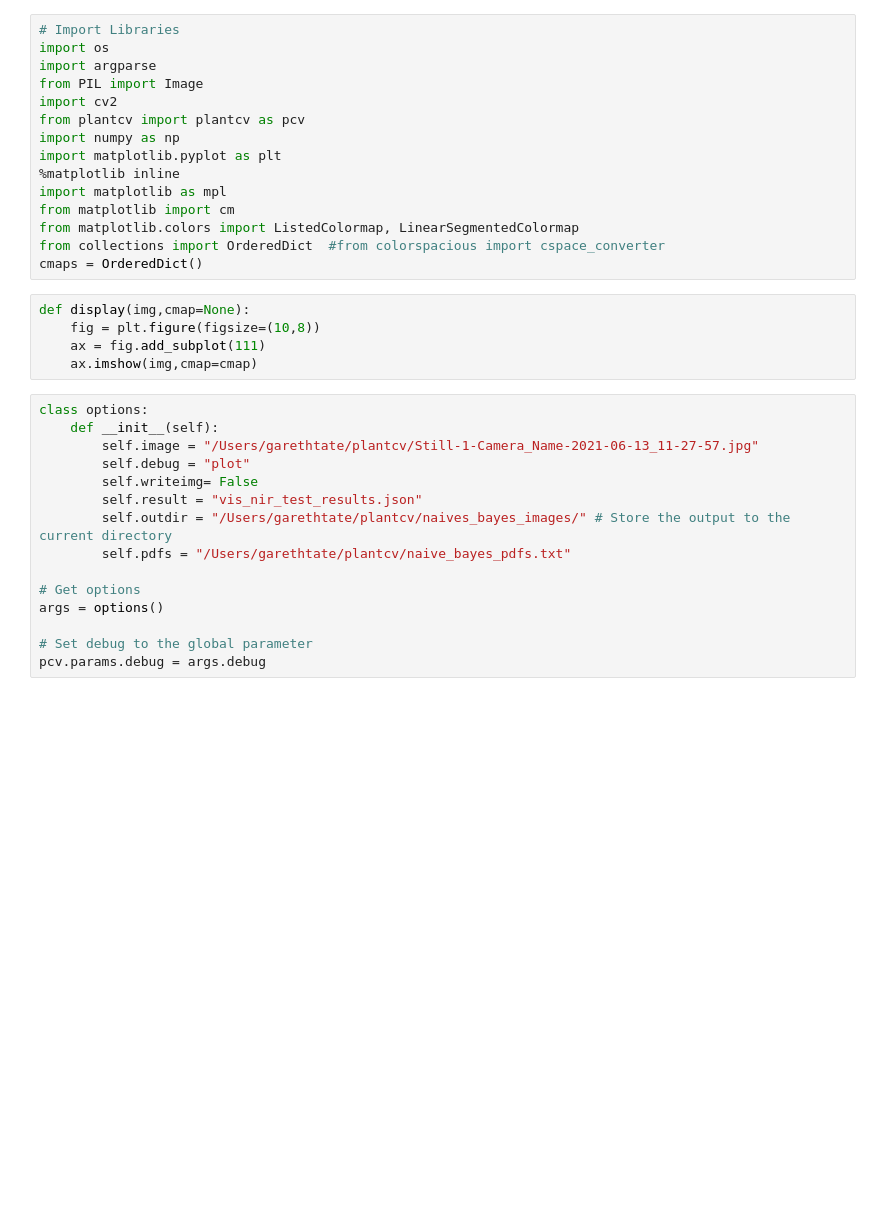
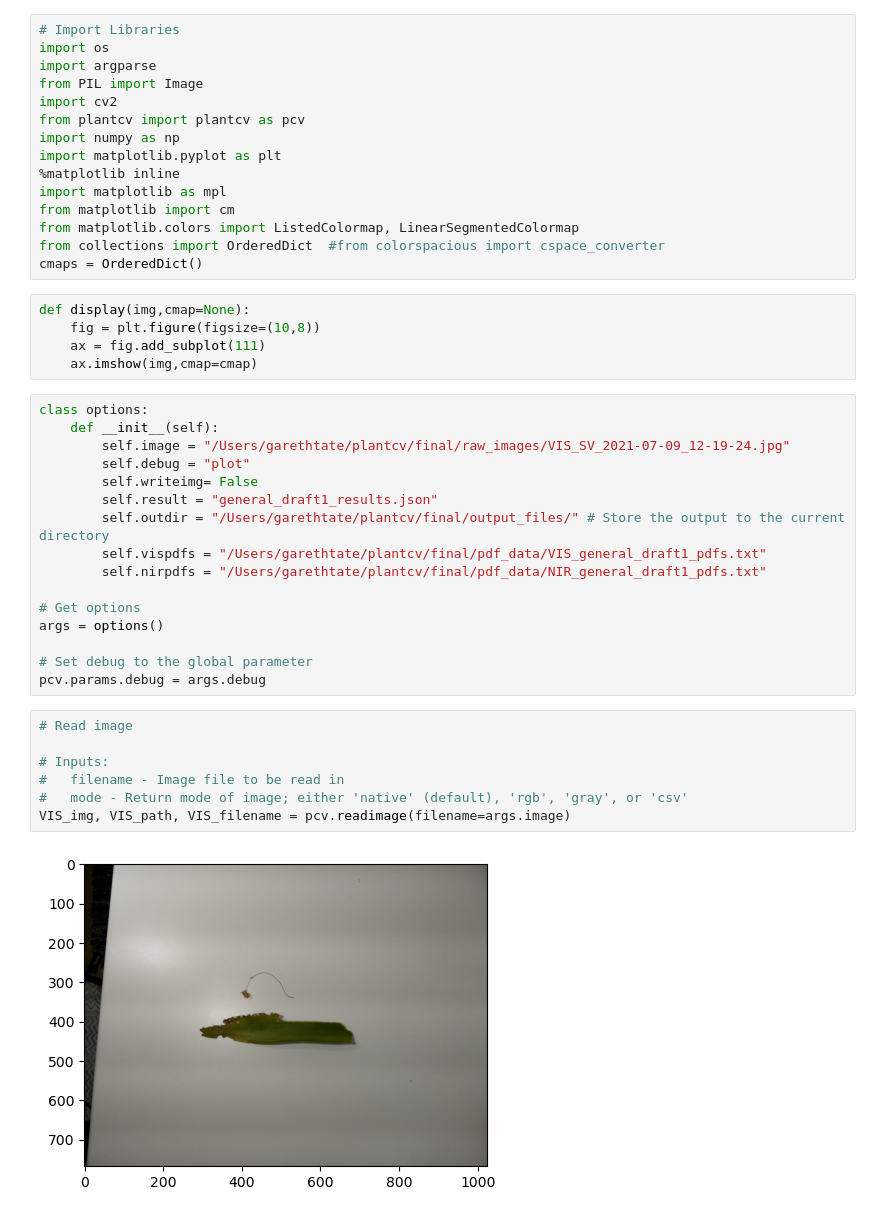
Before and after one commit to Howzit123/plantcv, a Jupyter notebook: final/scripts/general/final_general_draft1.ipynb, the cells around one changed output. Saved outputs shown, nothing was run; the diff lists cells and outputs as text; blank space fills up the shorter version.

Commit message:
finaldraft

```diff
--- a/final/scripts/general/final_general_draft1.ipynb
+++ b/final/scripts/general/final_general_draft1.ipynb
@@ -21,15 +21,25 @@ def display(img,cmap=None):
 # %%
 class options:
     def __init__(self):
-        self.image = "/Users/garethtate/plantcv/Still-1-Camera_Name-2021-06-13_11-27-57.jpg"
+        self.image = "/Users/garethtate/plantcv/final/raw_images/VIS_SV_2021-07-09_12-19-24.jpg"
         self.debug = "plot"
         self.writeimg= False
-        self.result = "vis_nir_test_results.json"
-        self.outdir = "/Users/garethtate/plantcv/naives_bayes_images/" # Store the output to the current directory
-        self.pdfs = "/Users/garethtate/plantcv/naive_bayes_pdfs.txt"
+        self.result = "general_draft1_results.json"
+        self.outdir = "/Users/garethtate/plantcv/final/output_files/" # Store the output to the current directory
+        self.vispdfs = "/Users/garethtate/plantcv/final/pdf_data/VIS_general_draft1_pdfs.txt"
+        self.nirpdfs = "/Users/garethtate/plantcv/final/pdf_data/NIR_general_draft1_pdfs.txt"
 
 # Get options
 args = options()
 
 # Set debug to the global parameter
 pcv.params.debug = args.debug
+# %%
+# Read image
+
+# Inputs:
+#   filename - Image file to be read in
+#   mode - Return mode of image; either 'native' (default), 'rgb', 'gray', or 'csv'
+VIS_img, VIS_path, VIS_filename = pcv.readimage(filename=args.image)
+# %% [output]
+[figure, added]
```
Also changed, not shown: parts of 4 cells of this notebook, 15 other files.
